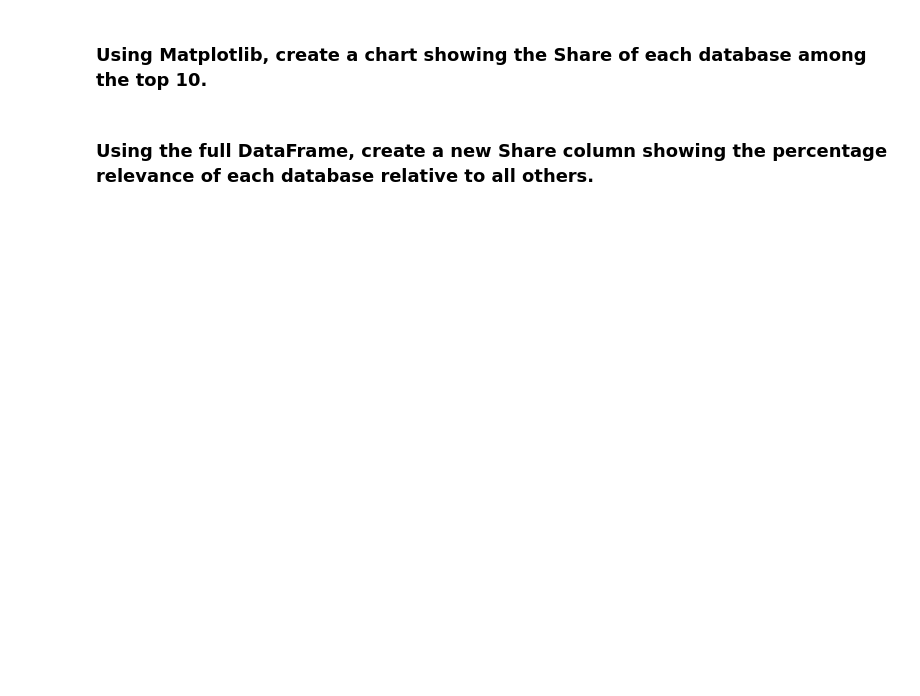
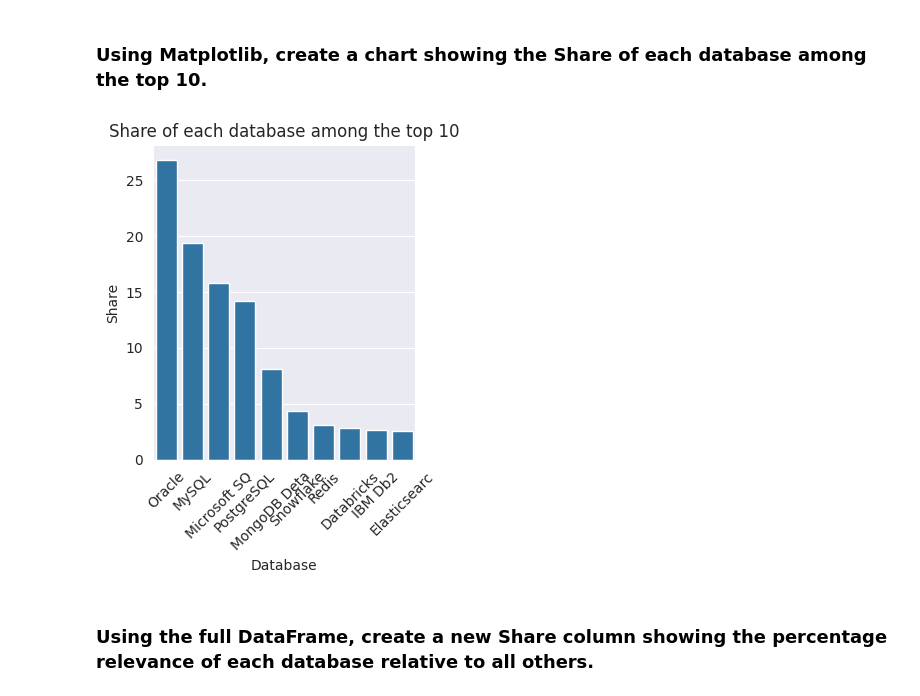
Before and after one commit to tomdkt/intro-to-data-science, a Jupyter notebook: src/week3/04-exercise.ipynb, the cells around one changed output. Cells and saved outputs as stored; diff of their text form; code cells hidden in the pictures; blank space fills up the shorter version.

Commit message:
feat: add database share calculation and visualization to week 3 notebook

```diff
--- a/src/week3/04-exercise.ipynb
+++ b/src/week3/04-exercise.ipynb
@@ -54,3 +54,8 @@ plt.show()
 [figure]
 # %% [markdown]
 ### Create a new DataFrame with only the top 10 databases. Add a column Share showing each database's percentage of relevance relative to the top 10 total scores. Display the name and percentage of the top-ranked database.
+# %%
+df_top_10=df[:10].copy()
+total_score=df_top_10['Score'].sum()
+df_top_10['Share']=df_top_10['Score']  / total_score * 100
+df_top_10[['Database', 'Share']]
@@ -57,4 +74,18 @@ plt.show()
 # %% [markdown]
 ### Using Matplotlib, create a chart showing the Share of each database among the top 10.
+# %%
+# Create visualizations using Seaborn
+plt.subplot(1, 2, 1)
+sns.barplot(data=df_top_10, x='Database', y='Share')
+plt.title('Share of each database among the top 10')
+plt.xticks(rotation=45)
+
+plt.tight_layout()
+plt.show()
+
+# Alternative: Line plot for vaccinated data
+#sns.lineplot(data=data, x='Days', y='Vaccinated', color='red')
+# %% [output]
+[figure, added]
 # %% [markdown]
 ### Using the full DataFrame, create a new Share column showing the percentage relevance of each database relative to all others.
```
Also changed, not shown: parts of 4 cells of this notebook.
